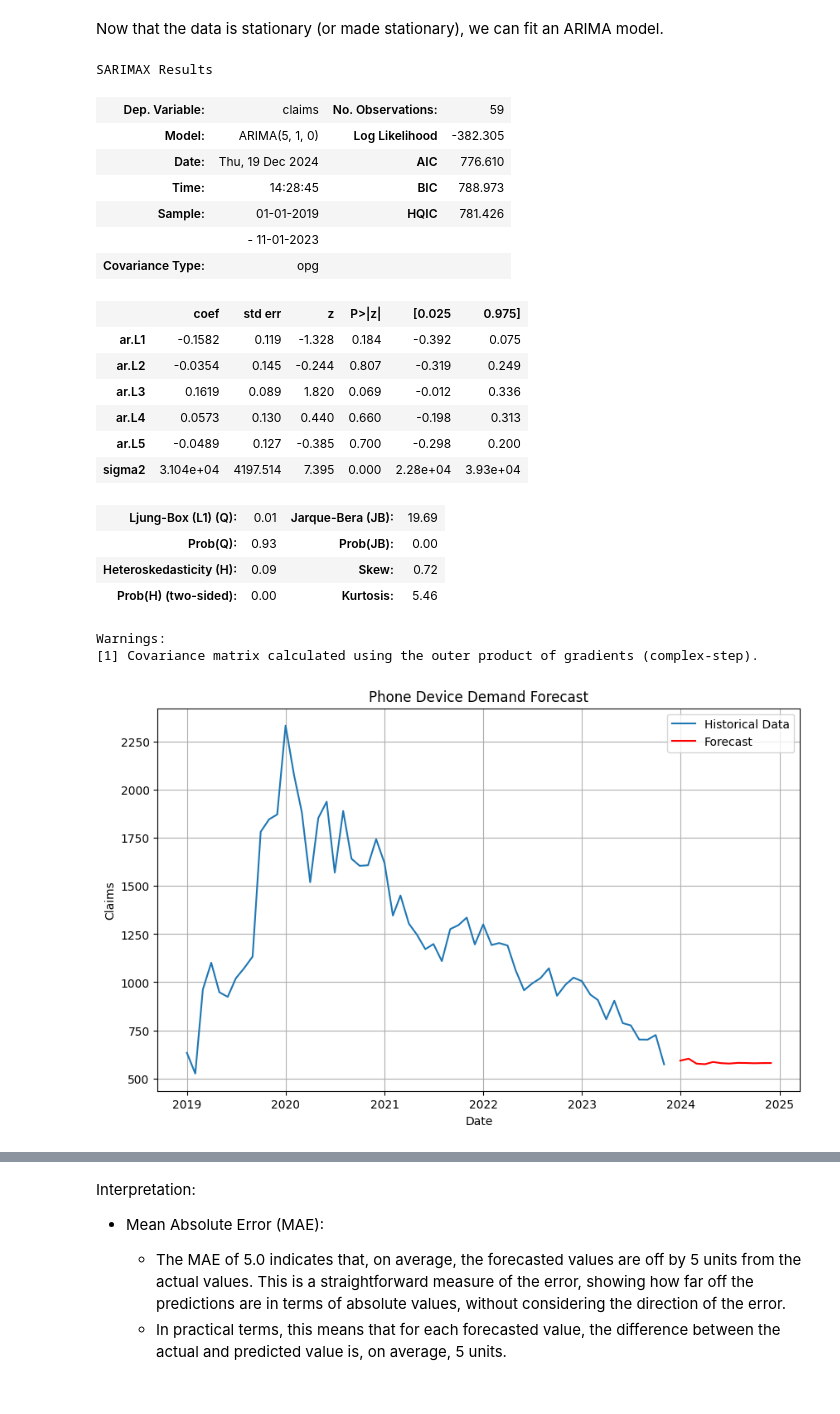
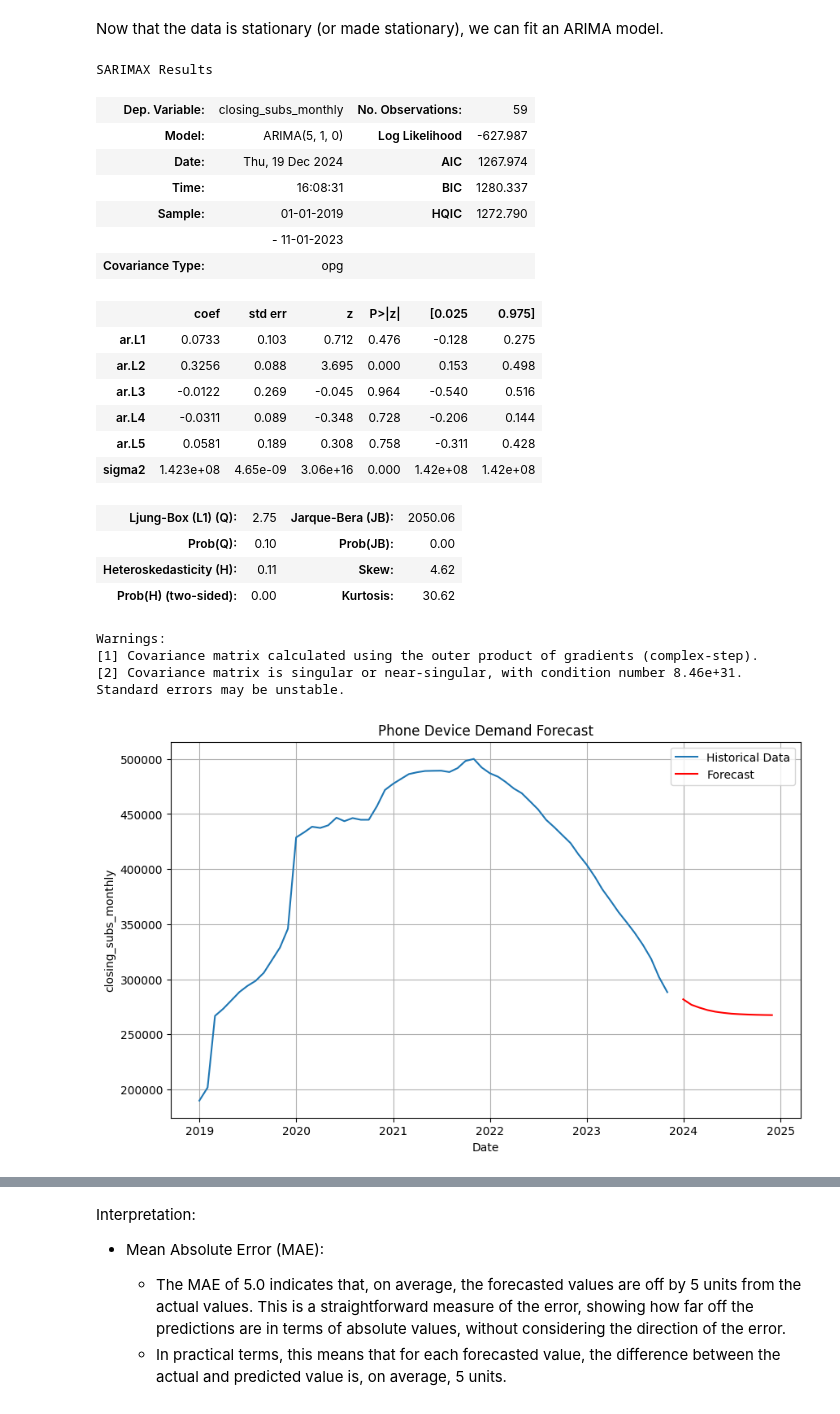
Before and after one commit to ChinSekYi/demand-forcasting-for-phone-devices, a Jupyter notebook: MODEL_TRAINING.ipynb, the cells around one changed output, grey strips where cells are left out. Cells and saved outputs as stored; diff of their text form; code cells hidden in the pictures.

Commit message:
update models

```diff
--- a/MODEL_TRAINING.ipynb
+++ b/MODEL_TRAINING.ipynb
@@ -76,8 +76,8 @@ train_data.head()
 # Sort by 'year' and 'month'
 df['year_month'] = pd.to_datetime(df[['year', 'month']].assign(day=1))
 
-# Group data by month (sum or average claims)
-monthly_data = df.groupby('year_month')['claims'].sum()
+# Group data by month (sum or average closing_subs_monthly)
+monthly_data = df.groupby('year_month')['closing_subs_monthly'].sum()
 monthly_data.head()
 # %% [output]
 year_month
@@ -136,39 +136,40 @@ model_fit = model.fit()
 model_fit.summary()
 # %% [output]
 SARIMAX Results
-| Dep. Variable: | claims | No. Observations: | 59 |
-| Model: | ARIMA(5, 1, 0) | Log Likelihood | -382.305 |
-| Date: | Thu, 19 Dec 2024 | AIC | 776.610 |
-| Time: | 14:28:45 | BIC | 788.973 |
-| Sample: | 01-01-2019 | HQIC | 781.426 |
+| Dep. Variable: | closing_subs_monthly | No. Observations: | 59 |
+| Model: | ARIMA(5, 1, 0) | Log Likelihood | -627.987 |
+| Date: | Thu, 19 Dec 2024 | AIC | 1267.974 |
+| Time: | 16:08:31 | BIC | 1280.337 |
+| Sample: | 01-01-2019 | HQIC | 1272.790 |
 |  | - 11-01-2023 |  |  |
 | Covariance Type: | opg |  |  |
 |  | coef | std err | z | P>|z| | [0.025 | 0.975] |
-| ar.L1 | -0.1582 | 0.119 | -1.328 | 0.184 | -0.392 | 0.075 |
-| ar.L2 | -0.0354 | 0.145 | -0.244 | 0.807 | -0.319 | 0.249 |
-| ar.L3 | 0.1619 | 0.089 | 1.820 | 0.069 | -0.012 | 0.336 |
-| ar.L4 | 0.0573 | 0.130 | 0.440 | 0.660 | -0.198 | 0.313 |
-| ar.L5 | -0.0489 | 0.127 | -0.385 | 0.700 | -0.298 | 0.200 |
-| sigma2 | 3.104e+04 | 4197.514 | 7.395 | 0.000 | 2.28e+04 | 3.93e+04 |
+| ar.L1 | 0.0733 | 0.103 | 0.712 | 0.476 | -0.128 | 0.275 |
+| ar.L2 | 0.3256 | 0.088 | 3.695 | 0.000 | 0.153 | 0.498 |
+| ar.L3 | -0.0122 | 0.269 | -0.045 | 0.964 | -0.540 | 0.516 |
+| ar.L4 | -0.0311 | 0.089 | -0.348 | 0.728 | -0.206 | 0.144 |
+| ar.L5 | 0.0581 | 0.189 | 0.308 | 0.758 | -0.311 | 0.428 |
+| sigma2 | 1.423e+08 | 4.65e-09 | 3.06e+16 | 0.000 | 1.42e+08 | 1.42e+08 |
-| Ljung-Box (L1) (Q): | 0.01 | Jarque-Bera (JB): | 19.69 |
-| Prob(Q): | 0.93 | Prob(JB): | 0.00 |
-| Heteroskedasticity (H): | 0.09 | Skew: | 0.72 |
-| Prob(H) (two-sided): | 0.00 | Kurtosis: | 5.46 |
+| Ljung-Box (L1) (Q): | 2.75 | Jarque-Bera (JB): | 2050.06 |
+| Prob(Q): | 0.10 | Prob(JB): | 0.00 |
+| Heteroskedasticity (H): | 0.11 | Skew: | 4.62 |
+| Prob(H) (two-sided): | 0.00 | Kurtosis: | 30.62 |
 Warnings:
 [1] Covariance matrix calculated using the outer product of gradients (complex-step).
+[2] Covariance matrix is singular or near-singular, with condition number 8.46e+31. Standard errors may be unstable.
 # %%
 # Forecast for the next 2 months
 forecast = model_fit.forecast(steps=12)
 
 # Plot the forecast
 plt.figure(figsize=(10, 6))
 plt.plot(monthly_data.index, monthly_data, label='Historical Data')
 plt.plot(pd.date_range(monthly_data.index[-1], periods=13, freq='M')[1:], forecast, label='Forecast', color='red')
 plt.title('Phone Device Demand Forecast')
 plt.xlabel('Date')
-plt.ylabel('Claims')
+plt.ylabel('closing_subs_monthly')
 plt.legend()
 plt.grid(True)
 plt.show()
 # %% [output]
-[figure, old version]
+[figure, new version]
```
Also changed, not shown: parts of 23 cells of this notebook, 4 other files.
